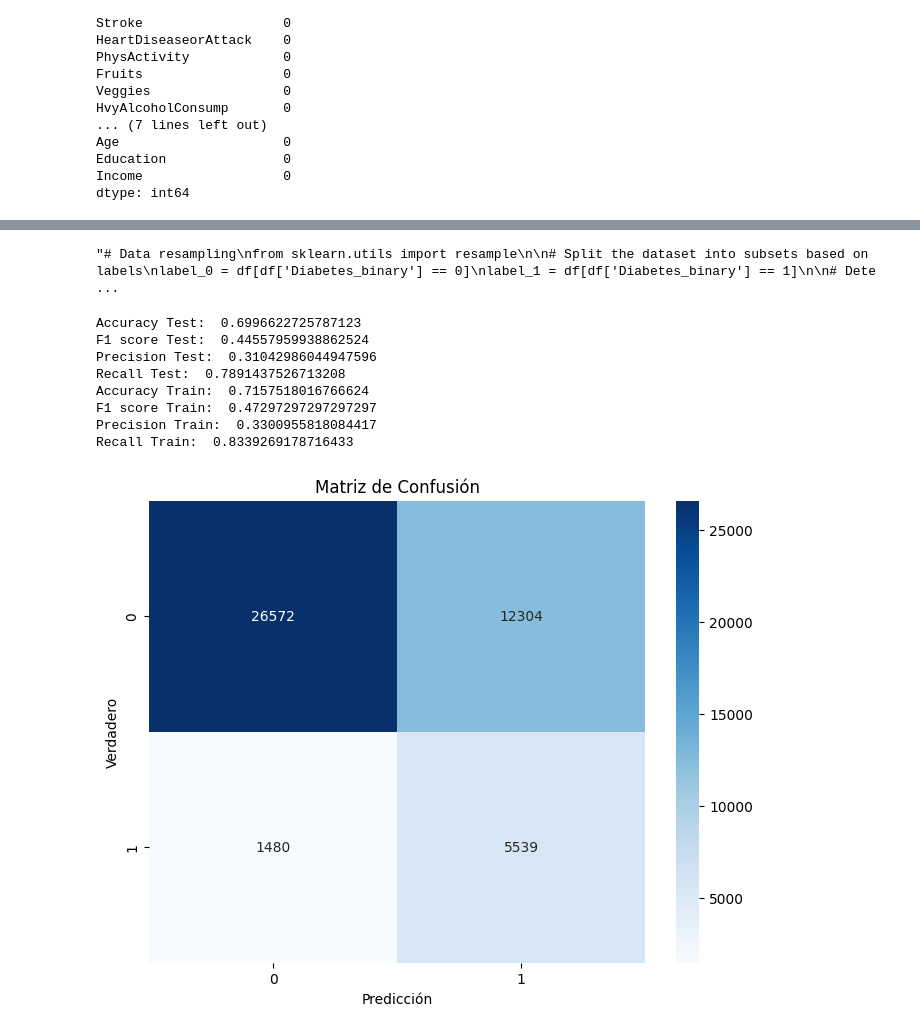
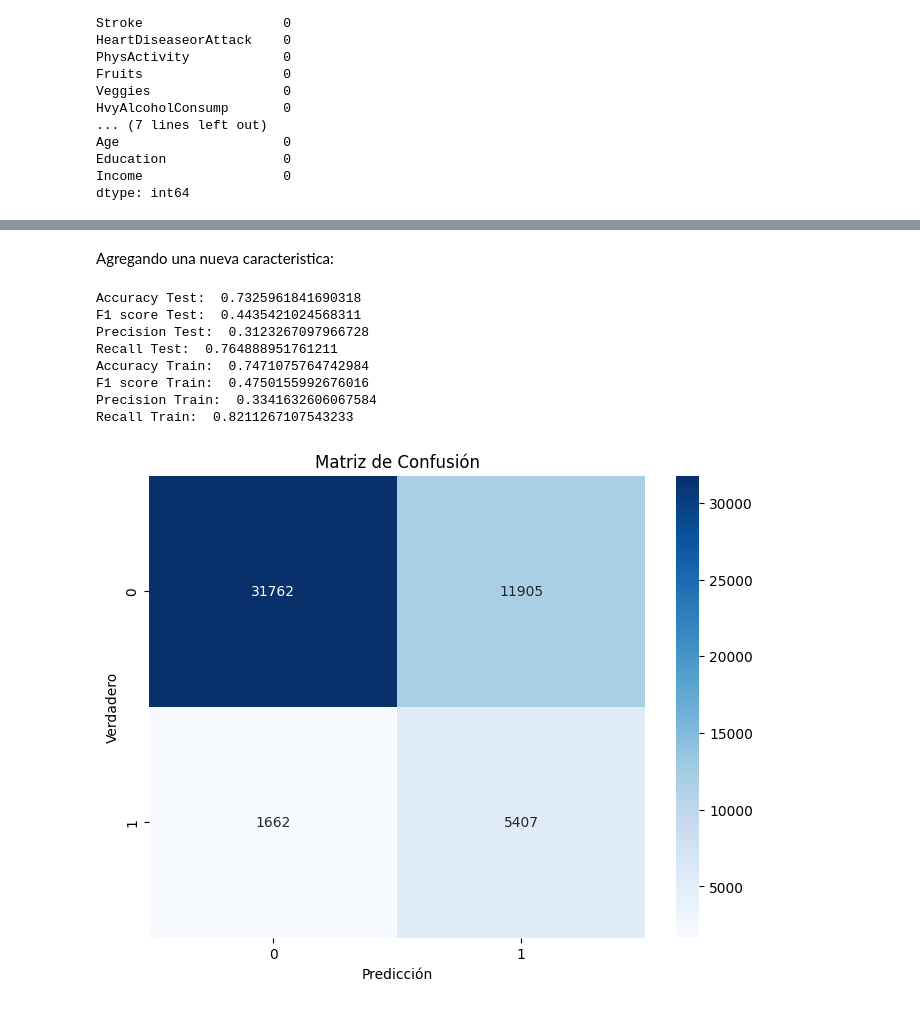
Before and after one commit to Salvador0302/pruebaproyecto_, a Jupyter notebook: proyecto.ipynb, the cells around one changed output, grey strips where cells are left out. Cells and saved outputs as stored; diff of their text form; code cells hidden in the pictures.

Commit message:
Falta agregar la grafica del recall y provar nuevas caracteristicas

```diff
--- a/proyecto.ipynb
+++ b/proyecto.ipynb
@@ -222,28 +245,7 @@ plt.show()
-# %%
-"""# Data resampling
-from sklearn.utils import resample
-
-# Split the dataset into subsets based on labels
-label_0 = df[df['Diabetes_binary'] == 0]
-label_1 = df[df['Diabetes_binary'] == 1]
-
-# Determine the maximum size to balance
-max_size = max(len(label_0), len(label_1))
-
-# Augmenting underrepresented labels with synthetic data
-label_0_balanced = resample(label_0, replace=True, n_samples=max_size, random_state=42)
-label_1_balanced = resample(label_1, replace=True, n_samples=max_size, random_state=42)
-
-# Combining balanced datasets
-df = pd.concat([label_0_balanced, label_1_balanced])
-
-# Mix the rows to avoid any order
-df = df.sample(frac=1, random_state=42).reset_index(drop=True)
-
-# Check the balance
-print(df['Diabetes_binary'].value_counts())"""
-# %% [output]
-"# Data resampling\nfrom sklearn.utils import resample\n\n# Split the dataset into subsets based on labels\nlabel_0 = df[df['Diabetes_binary'] == 0]\nlabel_1 = df[df['Diabetes_binary'] == 1]\n\n# Dete ...
+# %% [markdown]
+Agregando una nueva caracteristica:
+# %%
+df["Índice_de_Salud_General"] = df["GenHlth"]*df["BMI"]
 # %%
 # Splitting data into train and test sets
 X = df.drop("Diabetes_binary", axis = 1)
@@ -262,53 +255,53 @@ X_test_scaled = X_test
 # ML Models
 model = XGBClassifier(n_estimators=100, scale_pos_weight=6)
 # Training
-model.fit(X_train_scaled, y_train)
+model.fit(X_train, y_train)
 # Predict
-y_pred_test = model.predict(X_test_scaled)
-y_pred_train = model.predict(X_train_scaled)
+y_pred_test = model.predict(X_test)
+y_pred_train = model.predict(X_train)
 # %%
-rain = model.predict(X_train_scaled)
+rain = model.predict(X_train)
 # Metrics
 # Classification
 accuracy_test = accuracy_score(y_test, y_pred_test)
 accuracy_train = accuracy_score(y_train, y_pred_train)
 f1_score_test = f1_score(y_test, y_pred_test)
 f1_score_train = f1_score(y_train, y_pred_train)
 precision_test = precision_score(y_test, y_pred_test)
 precision_train = precision_score(y_train, y_pred_train)
 recall_test = recall_score(y_test, y_pred_test)
 recall_train = recall_score(y_train, y_pred_train)
 
 print("Accuracy Test: ", accuracy_test)
 print("F1 score Test: ", f1_score_test)
 print("Precision Test: ", precision_test)
 print("Recall Test: ", recall_test)
 
 print("Accuracy Train: ", accuracy_train)
 print("F1 score Train: ", f1_score_train)
 print("Precision Train: ", precision_train)
 print("Recall Train: ", recall_train)
 
 # Create the confusion matrix
 cm = confusion_matrix(y_test, y_pred_test)
 
 # Graph the confusion matrix
 plt.figure(figsize=(8, 6))
 sns.heatmap(cm, annot=True, fmt='d', cmap='Blues')
 plt.xlabel('Predicción')
 plt.ylabel('Verdadero')
 plt.title('Matriz de Confusión')
 plt.show()
 # %% [output]
-Accuracy Test:  0.6996622725787123
-F1 score Test:  0.44557959938862524
-Precision Test:  0.31042986044947596
-Recall Test:  0.7891437526713208
-Accuracy Train:  0.7157518016766624
-F1 score Train:  0.47297297297297297
-Precision Train:  0.3300955818084417
-Recall Train:  0.8339269178716433
+Accuracy Test:  0.7325961841690318
+F1 score Test:  0.4435421024568311
+Precision Test:  0.3123267097966728
+Recall Test:  0.764888951761211
+Accuracy Train:  0.7471075764742984
+F1 score Train:  0.4750155992676016
+Precision Train:  0.3341632606067584
+Recall Train:  0.8211267107543233
-[figure, old version]
+[figure, new version]
 # %%
 from xgboost import XGBClassifier
 from sklearn.model_selection import GridSearchCV
```
Also changed, not shown: parts of 15 cells of this notebook.
